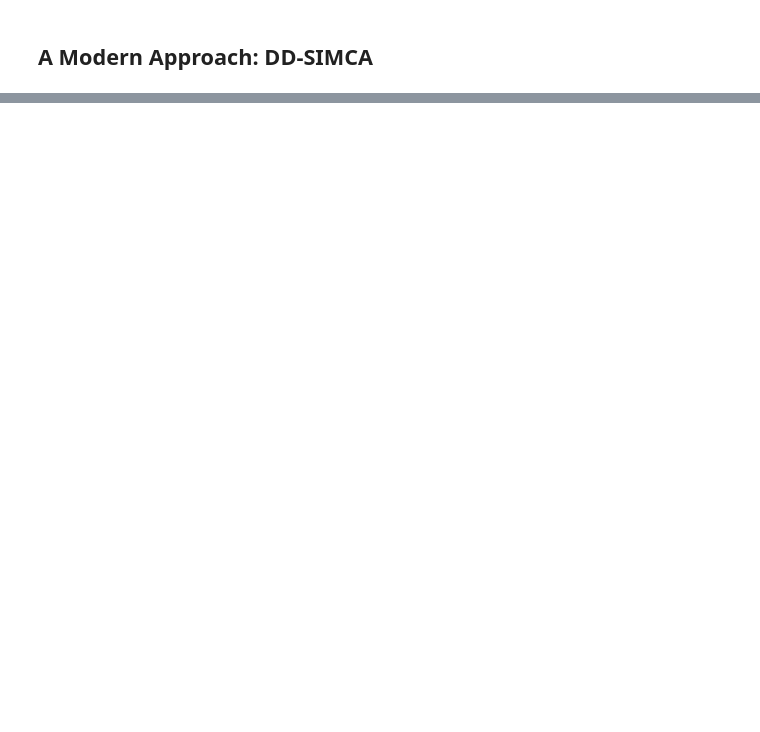
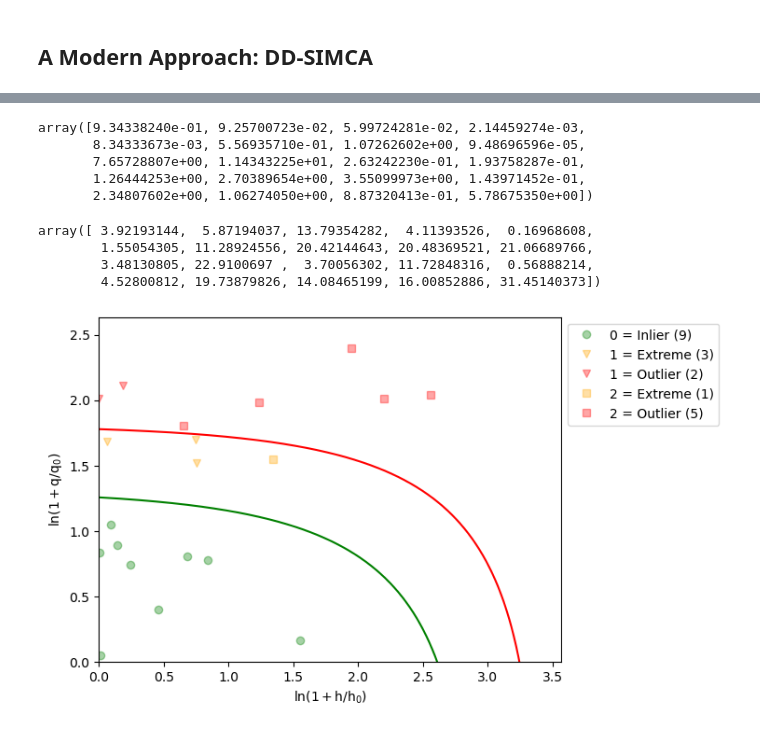
Before and after one commit to mahynski/pychemauth, a Jupyter notebook: docs/jupyter/gallery/simca.ipynb, the cells around one changed output, grey strips where cells are left out. Saved outputs shown, nothing was run; the diff lists cells and outputs as text; code cells hidden in the pictures; blank space fills up the shorter version.

Commit message:
finished simca nb

```diff
--- a/docs/jupyter/gallery/simca.ipynb
+++ b/docs/jupyter/gallery/simca.ipynb
@@ -119,15 +122,15 @@ class SIMCA:
         self.__pca.fit(self.__ss.fit_transform(self.__X_train))
 
         # 3. Compute critical F value
-        self.__I = X_train.shape[0]
+        self.__N = X_train.shape[0]
         self.__J = X_train.shape[1]
         self.__K = self.__n_components
-        self.__a = self.__J if self.__I > self.__J else self.__I-1
+        self.__a = self.__J if self.__N > self.__J else self.__N-1
 
         self.__f_crit = scipy.stats.f.ppf(
             1.0-self.__alpha,
             (self.__a-self.__K),
-            (self.__a-self.__K)*(self.__I-self.__K-1)
+            (self.__a-self.__K)*(self.__N-self.__K-1)
         )
 
     def predict(self, X):
@@ -139,7 +142,7 @@ class SIMCA:
 
         """
         From "Multivariate class modeling for the verification of food-authenticity
-        claims," Oliveri and DOwney, TrAC 35 (2012):
+        claims," Oliveri and Downey, TrAC 35 (2012):
 
         "The distances between each sample and the model are
         evaluated in the full multidimensional space, which is
@@ -169,7 +172,7 @@ class SIMCA:
         )
 
         OD2 = np.sum((self.__X_train - X_pred)**2, axis=1)
-        denom = np.sum(OD2) / ((self.__a - self.__K)*(self.__I - self.__K - 1))
+        denom = np.sum(OD2) / ((self.__a - self.__K)*(self.__N - self.__K - 1))
 
         # F-test for each distance
         F = numer/denom
@@ -227,0 +319,19 @@ Also check scaling in h and q space
+# %%
+X, Y = sklearn.datasets.make_blobs(
+    n_samples=100,
+    n_features=5,
+    centers=3,
+    cluster_std=3,
+    shuffle=True,
+    random_state=0
+)
+
+X_train, y_train = X[:80], Y[:80]
+X_test, y_test = X[80:], Y[80:]
+# %%
+# We need a new SIMCA object for EACH training class - each one indicates whether we predict a point
+# belongs to that class or not.
+manual_ddsimca_model = {}
+for i in range(3):
+    manual_ddsimca_model[i] = DD_SIMCA(n_components=1, alpha=0.05)
+    manual_ddsimca_model[i].fit(X_train[y_train == i])
@@ -227,0 +344,6 @@ Also check scaling in h and q space
+# %%
+# PyChemAuth provides a more versatile class for this.
+pychemauth_ddsimca_model = {}
+for i in range(3):
+    pychemauth_ddsimca_model[i] = DDSIMCA_Model(n_components=1, alpha=0.05, scale_x=True, robust=None)
+    pychemauth_ddsimca_model[i].fit(X_train[y_train == i])
@@ -227,0 +352,15 @@ Also check scaling in h and q space
+# %%
+h
+# %% [output]
+array([9.34338240e-01, 9.25700723e-02, 5.99724281e-02, 2.14459274e-03,
+       8.34333673e-03, 5.56935710e-01, 1.07262602e+00, 9.48696596e-05,
+       7.65728807e+00, 1.14343225e+01, 2.63242230e-01, 1.93758287e-01,
+       1.26444253e+00, 2.70389654e+00, 3.55099973e+00, 1.43971452e-01,
+       2.34807602e+00, 1.06274050e+00, 8.87320413e-01, 5.78675350e+00])
+# %%
+q
+# %% [output]
+array([ 3.92193144,  5.87194037, 13.79354282,  4.11393526,  0.16968608,
+        1.55054305, 11.28924556, 20.42144643, 20.48369521, 21.06689766,
+        3.48130805, 22.9100697 ,  3.70056302, 11.72848316,  0.56888214,
+        4.52800812, 19.73879826, 14.08465199, 16.00852886, 31.45140373])
@@ -227,0 +377,8 @@ Also check scaling in h and q space
+# %%
+# pychemauth has convenient visualization tools to see which points are considered consistent with the class (inside
+# green boundary) and which are not.
+
+# Here, all 9 examples of class 0 are considered authentic, while all other classes are rejected.
+_ = pychemauth_ddsimca_model[0].visualize(X_test, y_test)
+# %% [output]
+[figure, added]
```
Also changed, not shown: parts of 15 cells of this notebook, 2 other files.
